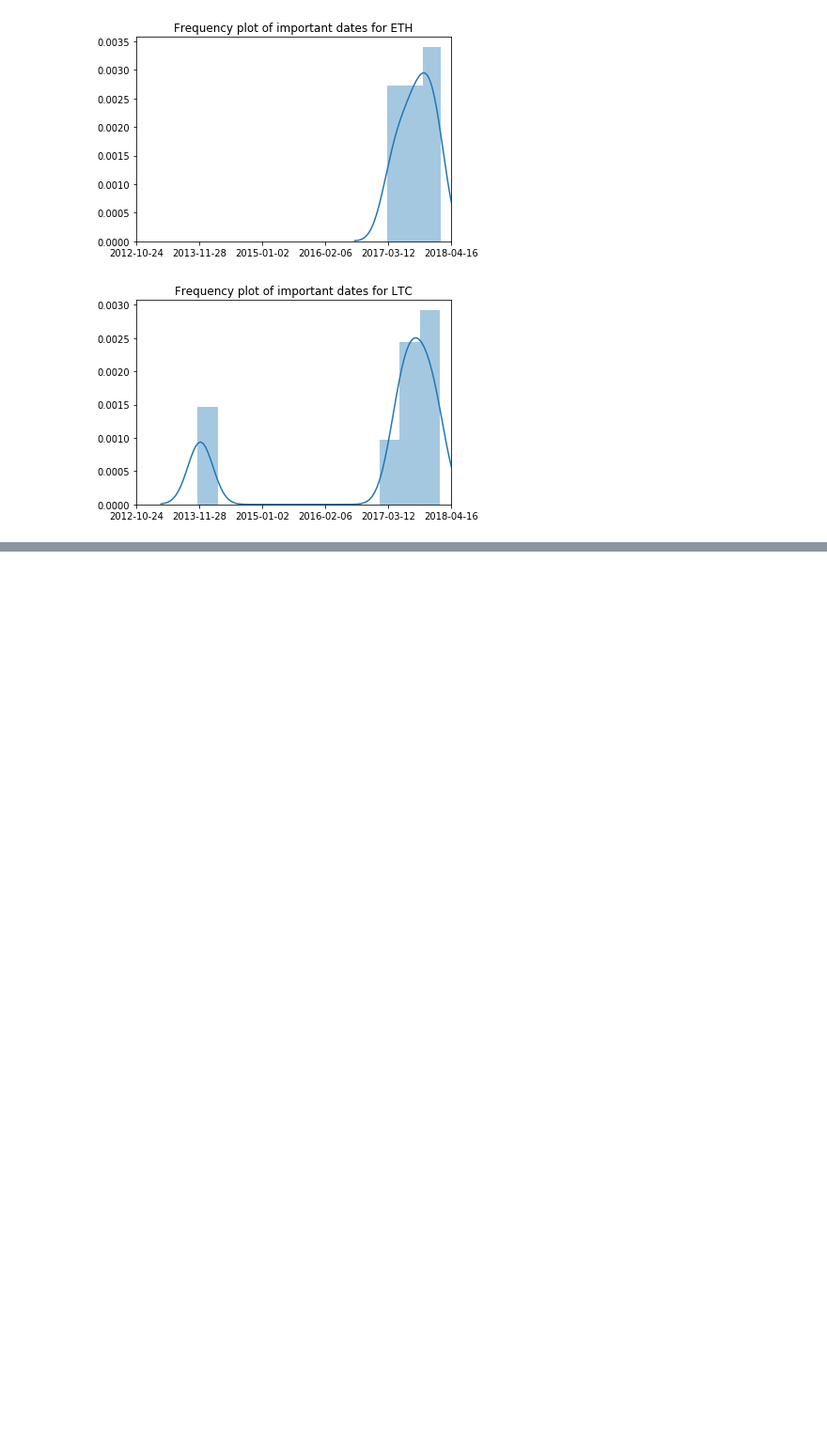
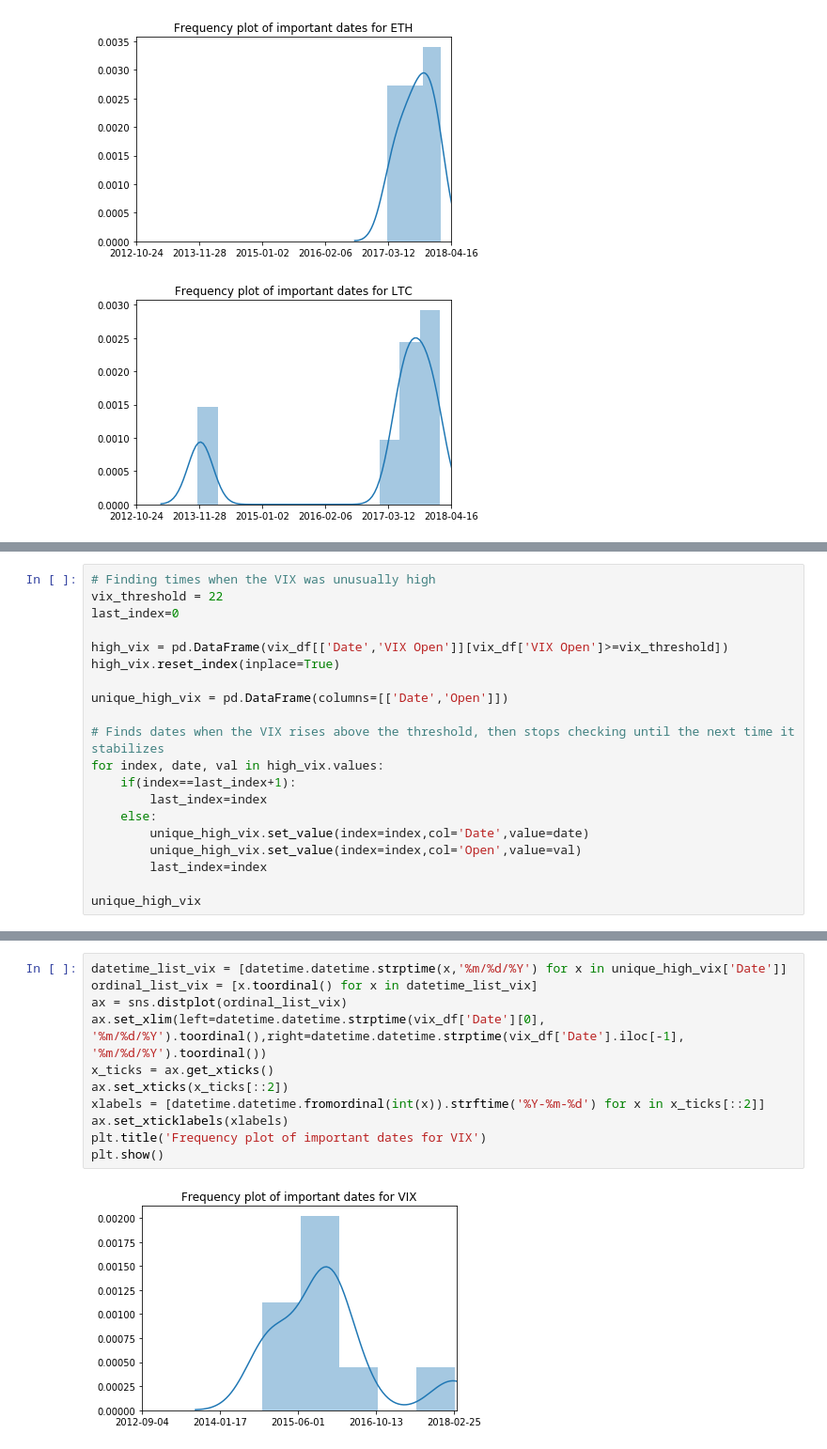
Before and after one commit to mhorton20916/project_one, a Jupyter notebook: crypto_comparison.ipynb, the cells around one changed output, grey strips where cells are left out. Shown at 94% size. Saved outputs shown, nothing was run; the diff lists cells and outputs as text; blank space fills up the shorter version.

```diff
--- a/crypto_comparison.ipynb
+++ b/crypto_comparison.ipynb
@@ -515,0 +545,20 @@ plt.show()
+# %%
+# Finding times when the VIX was unusually high
+vix_threshold = 22
+last_index=0
+
+high_vix = pd.DataFrame(vix_df[['Date','VIX Open']][vix_df['VIX Open']>=vix_threshold])
+high_vix.reset_index(inplace=True)
+
+unique_high_vix = pd.DataFrame(columns=[['Date','Open']])
+
+# Finds dates when the VIX rises above the threshold, then stops checking until the next time it stabilizes
+for index, date, val in high_vix.values:
+    if(index==last_index+1):
+        last_index=index
+    else:
+        unique_high_vix.set_value(index=index,col='Date',value=date)
+        unique_high_vix.set_value(index=index,col='Open',value=val)
+        last_index=index
+
+unique_high_vix
@@ -515,0 +583,13 @@ plt.show()
+# %%
+datetime_list_vix = [datetime.datetime.strptime(x,'%m/%d/%Y') for x in unique_high_vix['Date']]
+ordinal_list_vix = [x.toordinal() for x in datetime_list_vix]
+ax = sns.distplot(ordinal_list_vix)
+ax.set_xlim(left=datetime.datetime.strptime(vix_df['Date'][0], '%m/%d/%Y').toordinal(),right=datetime.datetime.strptime(vix_df['Date'].iloc[-1], '%m/%d/%Y').toordinal())
+x_ticks = ax.get_xticks()
+ax.set_xticks(x_ticks[::2])
+xlabels = [datetime.datetime.fromordinal(int(x)).strftime('%Y-%m-%d') for x in x_ticks[::2]]
+ax.set_xticklabels(xlabels)
+plt.title('Frequency plot of important dates for VIX')
+plt.show()
+# %% [output]
+[figure, added]
```
Also changed, not shown: parts of 4 cells of this notebook, 4 other files.
